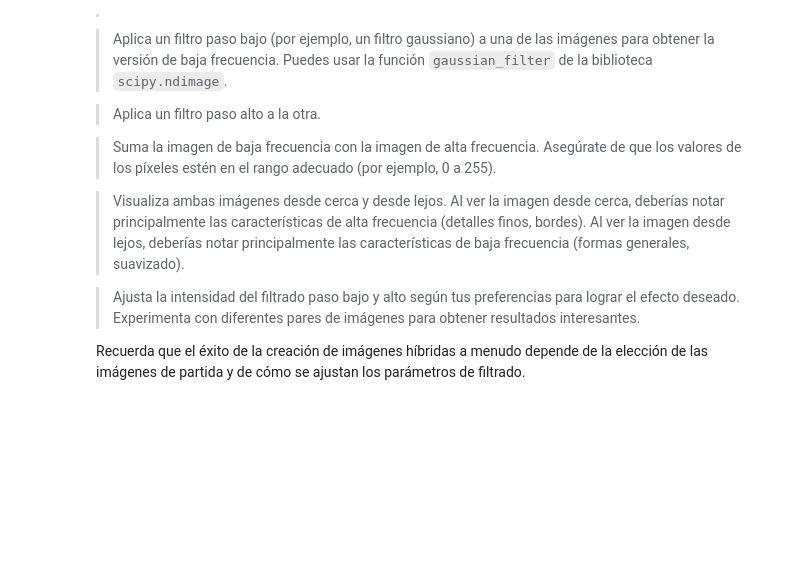
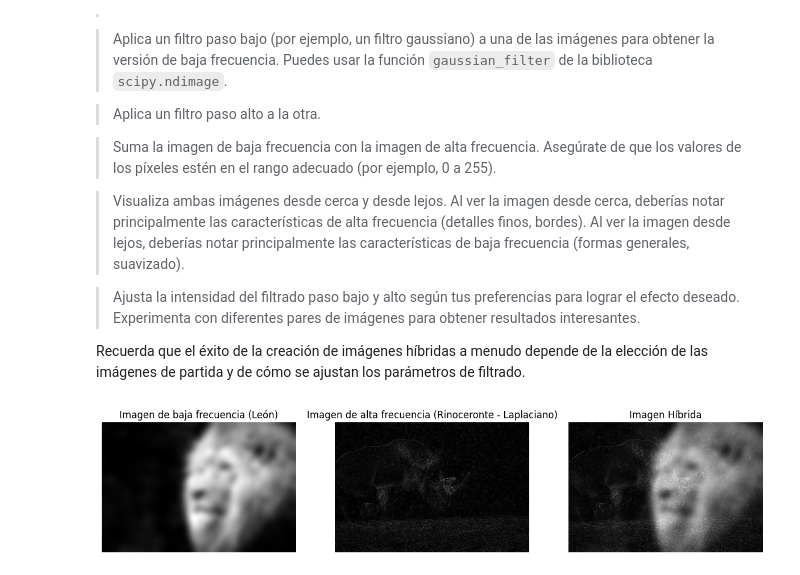
Before and after one commit to uo288207/vision_artificial, a Jupyter notebook: Prac04-Filtros.ipynb, the cells around one changed output. Saved outputs shown, nothing was run; the diff lists cells and outputs as text; code cells hidden in the pictures; blank space fills up the shorter version.

```diff
--- a/Prac04-Filtros.ipynb
+++ b/Prac04-Filtros.ipynb
@@ -341,3 +341,63 @@ Ambas técnicas, filtrado paso bajo y paso alto, se utilizan en conjunto en la c
 > Ajusta la intensidad del filtrado paso bajo y alto según tus preferencias para lograr el efecto deseado. Experimenta con diferentes pares de imágenes para obtener resultados interesantes.
 
 Recuerda que el éxito de la creación de imágenes híbridas a menudo depende de la elección de las imágenes de partida y de cómo se ajustan los parámetros de filtrado.
+# %%
+# Reimportar las bibliotecas necesarias debido al reinicio del estado de ejecución
+import numpy as np
+import imageio.v3 as iio
+import scipy.ndimage
+import matplotlib.pyplot as plt
+from skimage.color import rgb2gray
+from skimage.transform import resize
+
+
+leon = iio.imread("leon.jpg")
+rinoceronte = iio.imread("rinoceronte.jpg")
+
+# Convertir a escala de grises
+leon_gray = rgb2gray(leon)
+rinoceronte_gray = rgb2gray(rinoceronte)
+
+# Redimensionar las imágenes para que tengan el mismo tamaño
+target_shape = (min(leon_gray.shape[0], rinoceronte_gray.shape[0]),
+                min(leon_gray.shape[1], rinoceronte_gray.shape[1]))
+
+leon_resized = resize(leon_gray, target_shape, anti_aliasing=True)
+rinoceronte_resized = resize(rinoceronte_gray, target_shape, anti_aliasing=True)
+
+# Aplicar el filtro paso bajo a la imagen del león (suavizado)
+low_freq_leon = scipy.ndimage.gaussian_filter(leon_resized, sigma=10)
+
+
+# Definir el filtro Laplaciano para detección de alta frecuencia
+laplacian_kernel = np.array([[0, 1, 0],
+                             [1, -4, 1],
+                             [0, 1, 0]])
+
+# Aplicar el filtro Laplaciano a la imagen del rinoceronte
+high_freq_rinoceronte = scipy.ndimage.convolve(rinoceronte_resized, laplacian_kernel)
+
+# Normalizar los valores al rango [0, 1]
+high_freq_rinoceronte = np.clip(high_freq_rinoceronte, 0, 1)
+
+# Sumar la imagen de baja frecuencia con la imagen de alta frecuencia
+hybrid_image = low_freq_leon + high_freq_rinoceronte
+hybrid_image = np.clip(hybrid_image, 0, 1)
+
+# Mostrar las imágenes con el nuevo filtrado Laplaciano
+fig, axes = plt.subplots(1, 3, figsize=(15, 5))
+axes[0].imshow(low_freq_leon, cmap="gray")
+axes[0].set_title("Imagen de baja frecuencia (León)")
+axes[0].axis("off")
+
+axes[1].imshow(high_freq_rinoceronte, cmap="gray")
+axes[1].set_title("Imagen de alta frecuencia (Rinoceronte - Laplaciano)")
+axes[1].axis("off")
+
+axes[2].imshow(hybrid_image, cmap="gray")
+axes[2].set_title("Imagen Híbrida")
+axes[2].axis("off")
+
+plt.show()
+# %% [output]
+[figure, added]
```
